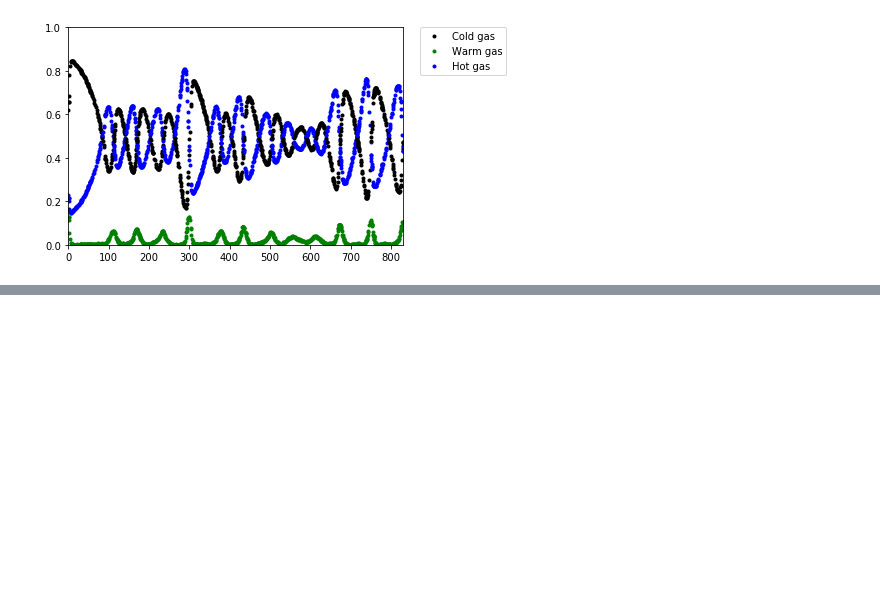
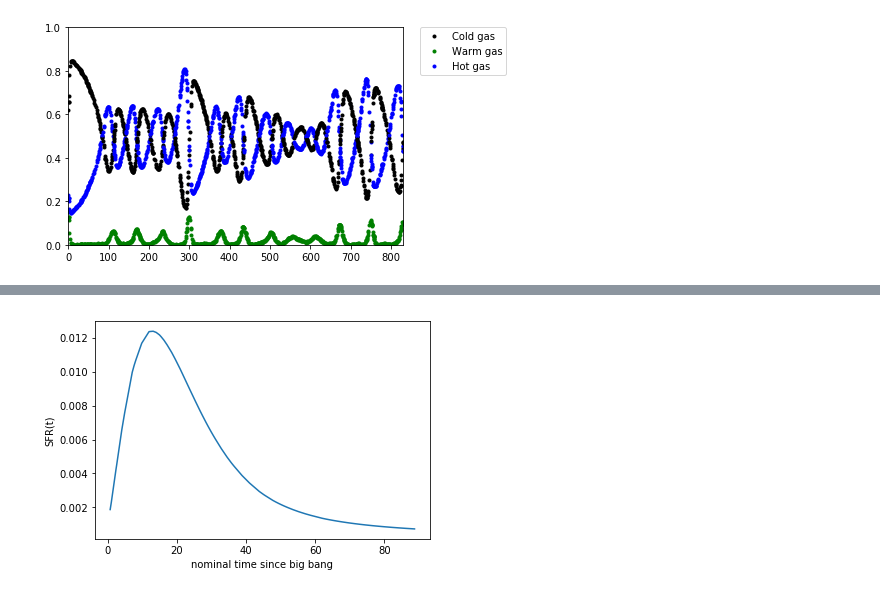
Before and after one commit to kartheikiyer/stochastic-SFHs, a Jupyter notebook: stochastic_gas_model.ipynb, the cells around one changed output, grey strips where cells are left out. Cells and saved outputs as stored; diff of their text form; code cells hidden in the pictures; blank space fills up the shorter version.

```diff
--- a/stochastic_gas_model.ipynb
+++ b/stochastic_gas_model.ipynb
@@ -401,0 +563,8 @@ initial conditions: Xh=0.242 Xw=0.161 Xc= 0.161
+# %%
+# astar = 1, bstar = 0.1, cstar = 1, noisestrength = 1e-3
+plt.plot(timeindex,sfr)
+plt.xlabel('nominal time since big bang')
+plt.ylabel('SFR(t)')
+plt.show()
+# %% [output]
+[figure, added]
```
Also changed, not shown: parts of 22 cells of this notebook.
